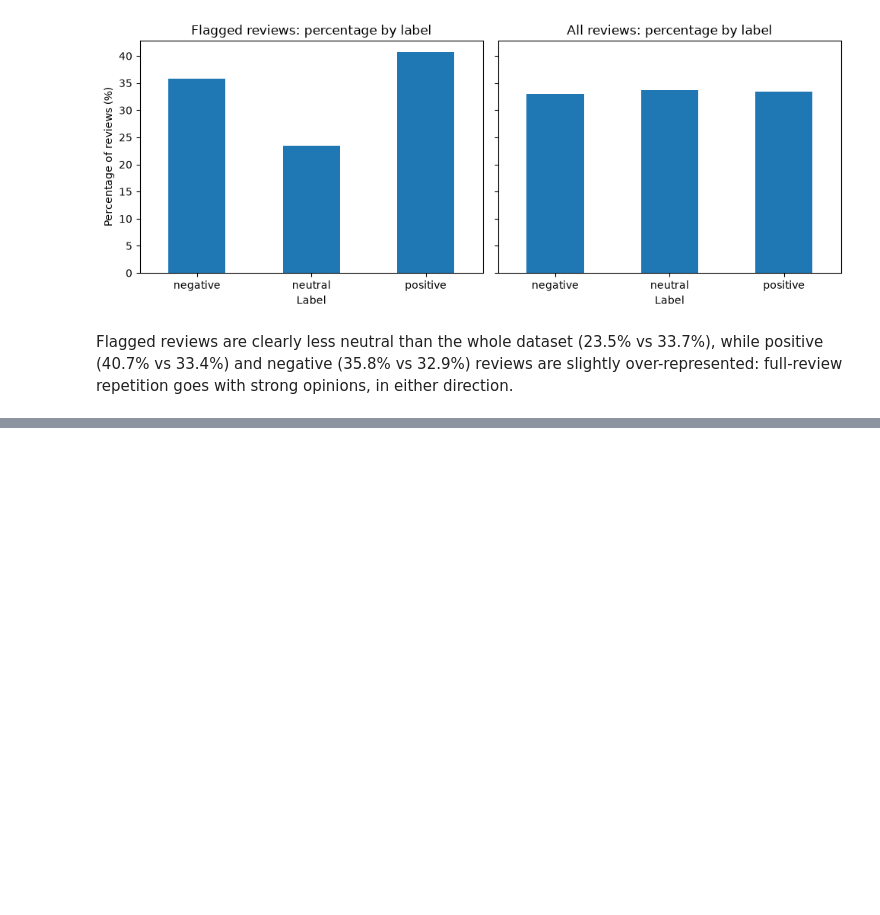
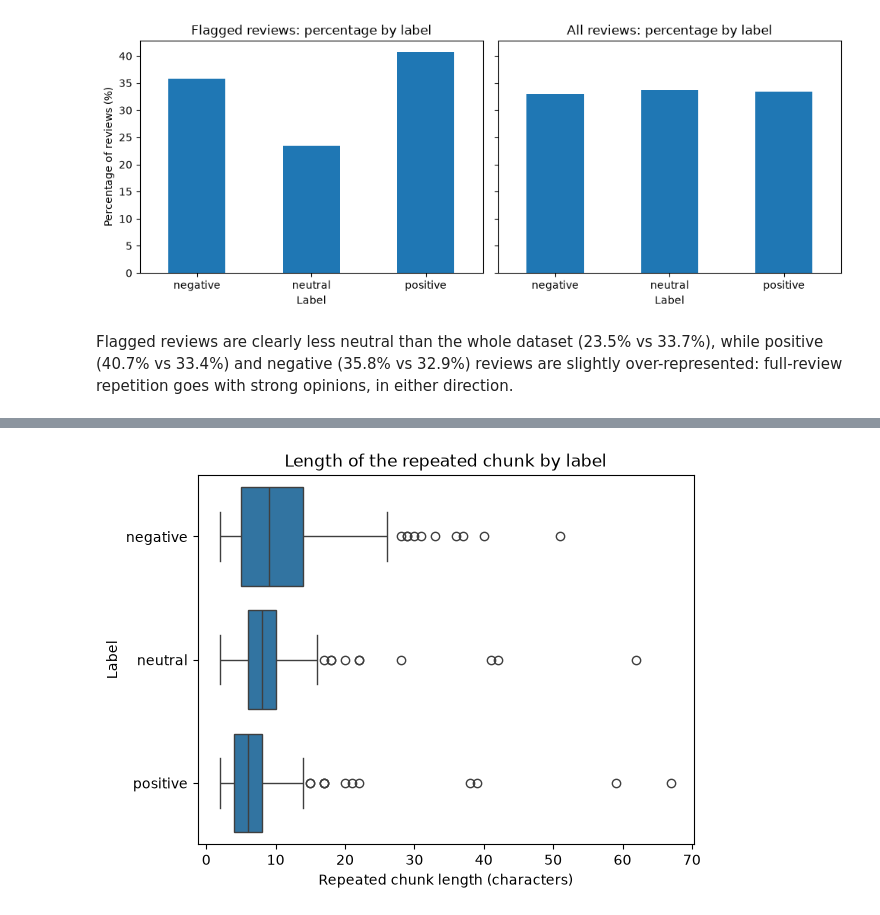
Before and after one commit to gretabarrale/chinese_amazon_reviews_analysis, a Jupyter notebook: eda_cleaning.ipynb, the cells around one changed output, grey strips where cells are left out. Cells and saved outputs as stored; diff of their text form; code cells hidden in the pictures; blank space fills up the shorter version.

Commit message:
Added analysis of repeated chunks, terminology note and summary

```diff
--- a/eda_cleaning.ipynb
+++ b/eda_cleaning.ipynb
@@ -813,3 +813,34 @@ Flagged reviews are clearly less neutral than the whole dataset (23.5% vs
 33.7%), while positive (40.7% vs 33.4%) and negative (35.8% vs 32.9%) reviews
 are slightly over-represented: full-review repetition goes with strong
 opinions, in either direction.
+# %%
+# Measuring, for every flagged review, the length of the repeated chunk and how many times it is copied,
+# together with the review label.
+
+flagged_reviews_labels = []
+chunk_length = []
+copies_count = []
+
+for position in flagged_reviews:
+    text = df.iloc[position]['text']
+    label = df.iloc[position]['label']
+
+    compact_text = re.sub('[，！。？、；：,.!?;:~ ]', '', text)
+    match = re.match(r'(.+?)\1+', compact_text)
+    repeated_chunk = match.group(1)
+    repeated_chunk_length = len(repeated_chunk)
+    occurrences = compact_text.count(repeated_chunk)
+
+    flagged_reviews_labels.append(label)
+    chunk_length.append(repeated_chunk_length)
+    copies_count.append(occurrences)
+# %%
+# Building a dataframe with one row per flagged review.
+
+repetition_data = pd.DataFrame({
+    'label': flagged_reviews_labels,
+    'chunk_length': chunk_length,
+    'copies': copies_count
+})
+
+repetition_data.head()
@@ -815,0 +869,11 @@ opinions, in either direction.
+# %%
+# Plotting the length of the repeated chunk by label.
+
+ax = sns.boxplot(data=repetition_data, x='chunk_length', y='label', order=['negative', 'neutral', 'positive'])
+ax.set_title('Length of the repeated chunk by label')
+ax.set_xlabel('Repeated chunk length (characters)')
+ax.set_ylabel('Label')
+
+plt.show()
+# %% [output]
+[figure, added]
```
Also changed, not shown: parts of 11 cells of this notebook.
